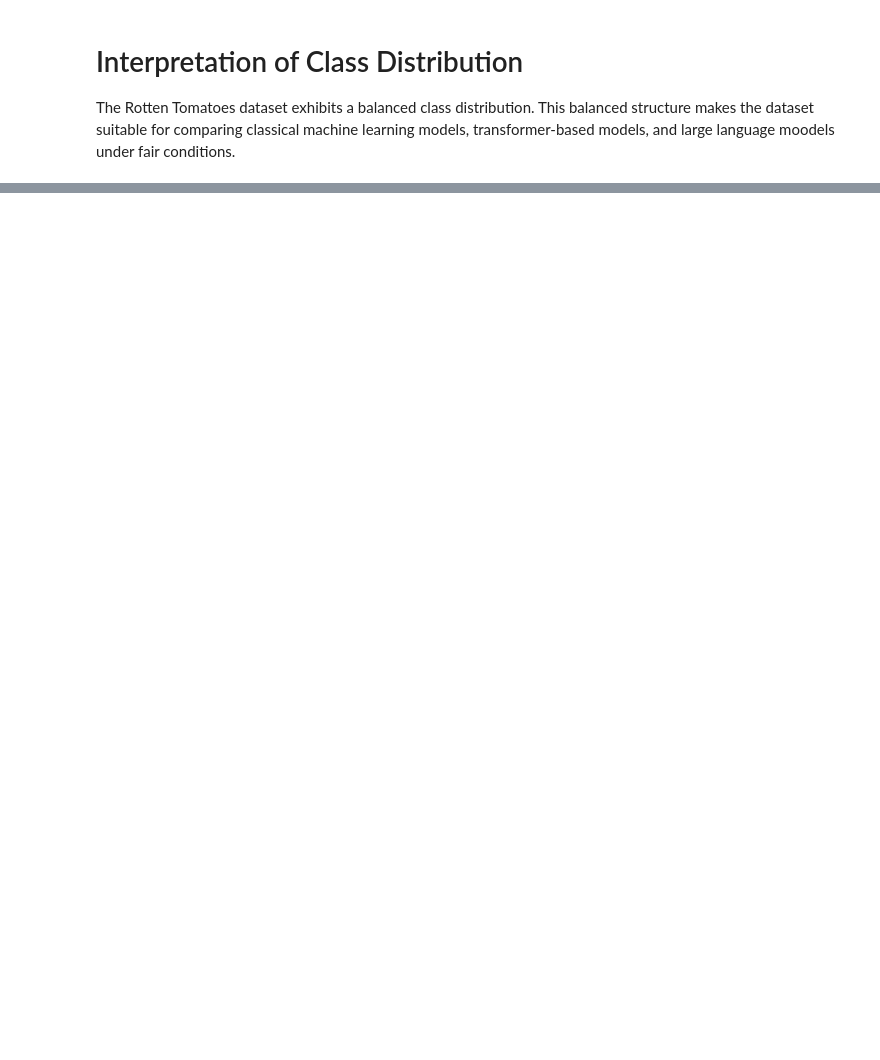
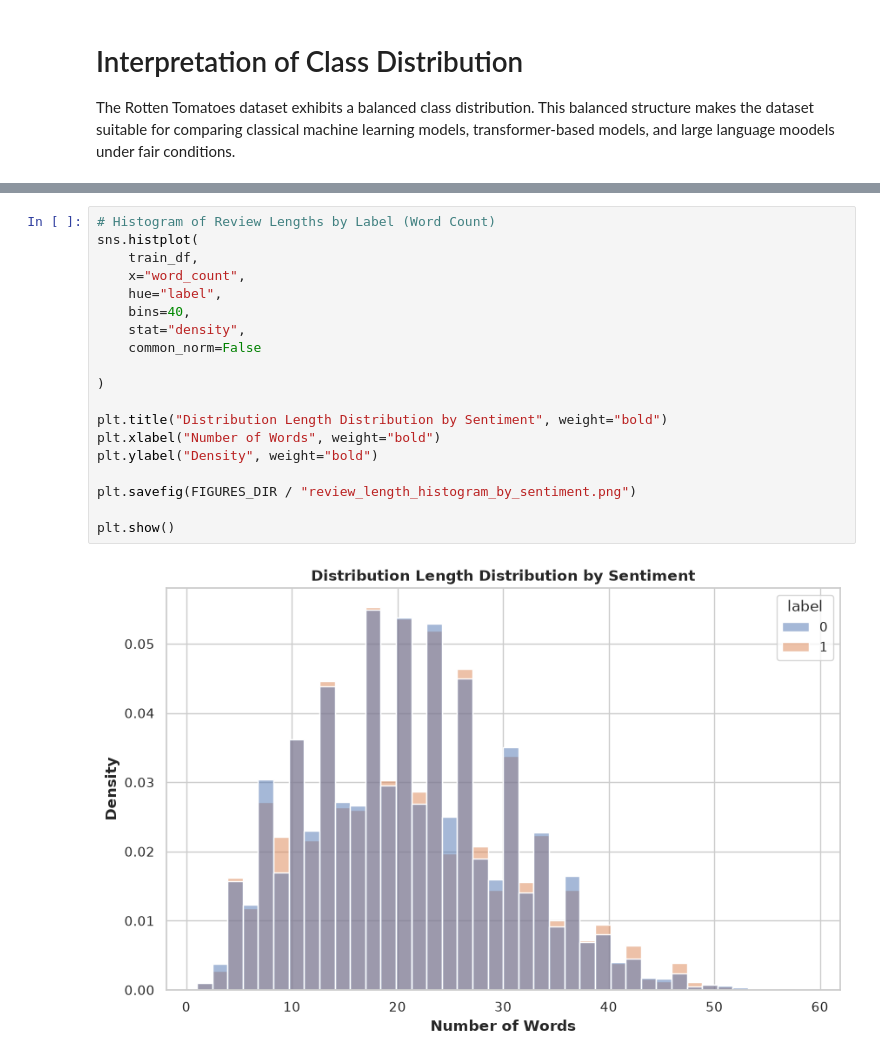
Before and after one commit to Alireza-Mirzadeh/llm-text-classification-benchmark, a Jupyter notebook: notebooks/01_eda_rotten_tomatoes.ipynb, the cells around one changed output, grey strips where cells are left out. Drawn from its saved outputs; the diff is of its cells as text; blank space fills up the shorter version.

```diff
--- a/notebooks/01_eda_rotten_tomatoes.ipynb
+++ b/notebooks/01_eda_rotten_tomatoes.ipynb
@@ -211,0 +292,21 @@ The Rotten Tomatoes dataset exhibits a balanced class distribution. This balance
+# %%
+# Histogram of Review Lengths by Label (Word Count)
+sns.histplot(
+    train_df,
+    x="word_count",
+    hue="label",
+    bins=40,
+    stat="density",
+    common_norm=False
+
+)
+
+plt.title("Distribution Length Distribution by Sentiment", weight="bold")
+plt.xlabel("Number of Words", weight="bold")
+plt.ylabel("Density", weight="bold")
+
+plt.savefig(FIGURES_DIR / "review_length_histogram_by_sentiment.png")
+
+plt.show()
+# %% [output]
+[figure, added]
```
Also changed, not shown: parts of 25 cells of this notebook, 9 other files.
